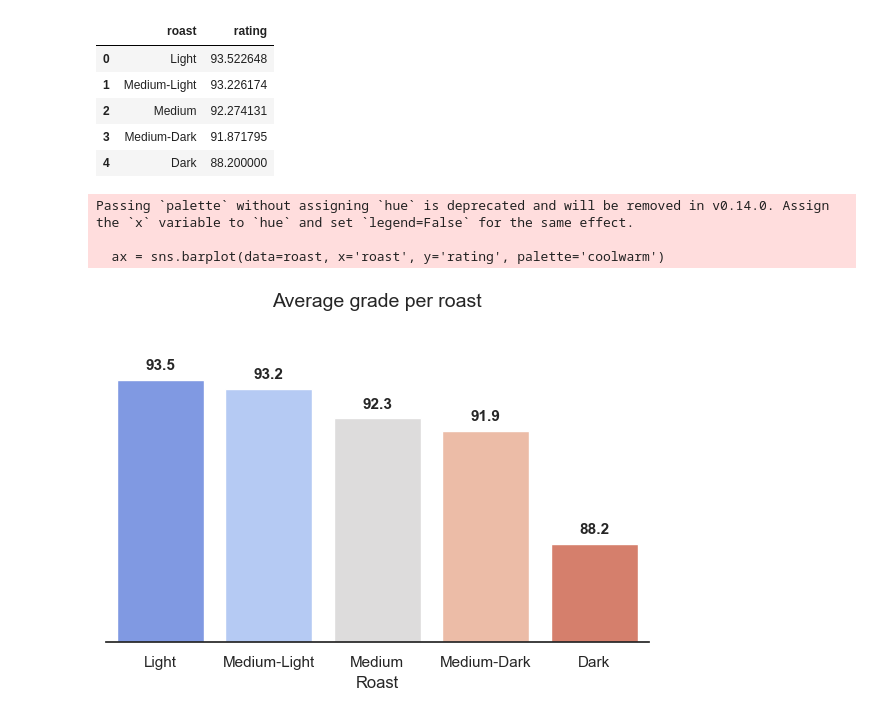
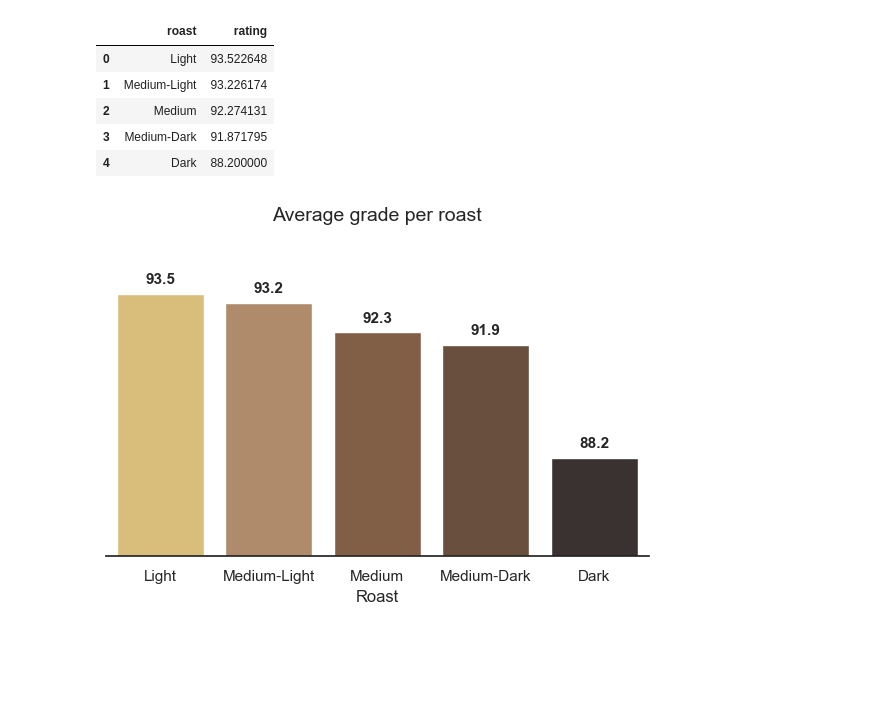
Before and after one commit to JulesCinc/coffe-consumption, a Jupyter notebook: coffee.ipynb, the cells around one changed output. Saved outputs shown, nothing was run; the diff lists cells and outputs as text; code cells hidden in the pictures; blank space fills up the shorter version.

```diff
--- a/coffee.ipynb
+++ b/coffee.ipynb
@@ -77,31 +77,28 @@ display(roast)
 # %%
 plt.figure(figsize=(7, 4))
 sns.set_style("white") # Style très épuré sans grille
 
 coffee_palette = {
     'Light': '#E9C46A',          # Doré / Blond
     'Medium-Light': '#BC8A5F',   # Cannelle / Brun clair
     'Medium': '#8B5E3C',         # Brun moyen
     'Medium-Dark': '#6F4E37',    # Café classique
     'Dark': '#3C2F2F'            # Chocolat noir / Brûlé
 }
 
-ax = sns.barplot(data=roast, x='roast', y='rating', palette=coffee_palette)
+ax = sns.barplot(data=roast, x='roast', y='rating', palette=coffee_palette, hue='roast')
 
 for container in ax.containers:
     ax.bar_label(container, fmt='%.1f', padding=5, fontsize=11, fontweight='bold')
 
 plt.ylim(85,95)
 
 plt.title('Average grade per roast', fontsize=14, pad=20)
 plt.xlabel('Roast', fontsize=12)
 
 ax.get_yaxis().set_visible(False)
 sns.despine(left=True)
 
 plt.show()
 # %% [output]
-Passing `palette` without assigning `hue` is deprecated and will be removed in v0.14.0. Assign the `x` variable to `hue` and set `legend=False` for the same effect.
-
-  ax = sns.barplot(data=roast, x='roast', y='rating', palette='coolwarm')
-[figure, old version]
+[figure, new version]
```
Also changed, not shown: parts of 1 cell of this notebook.
